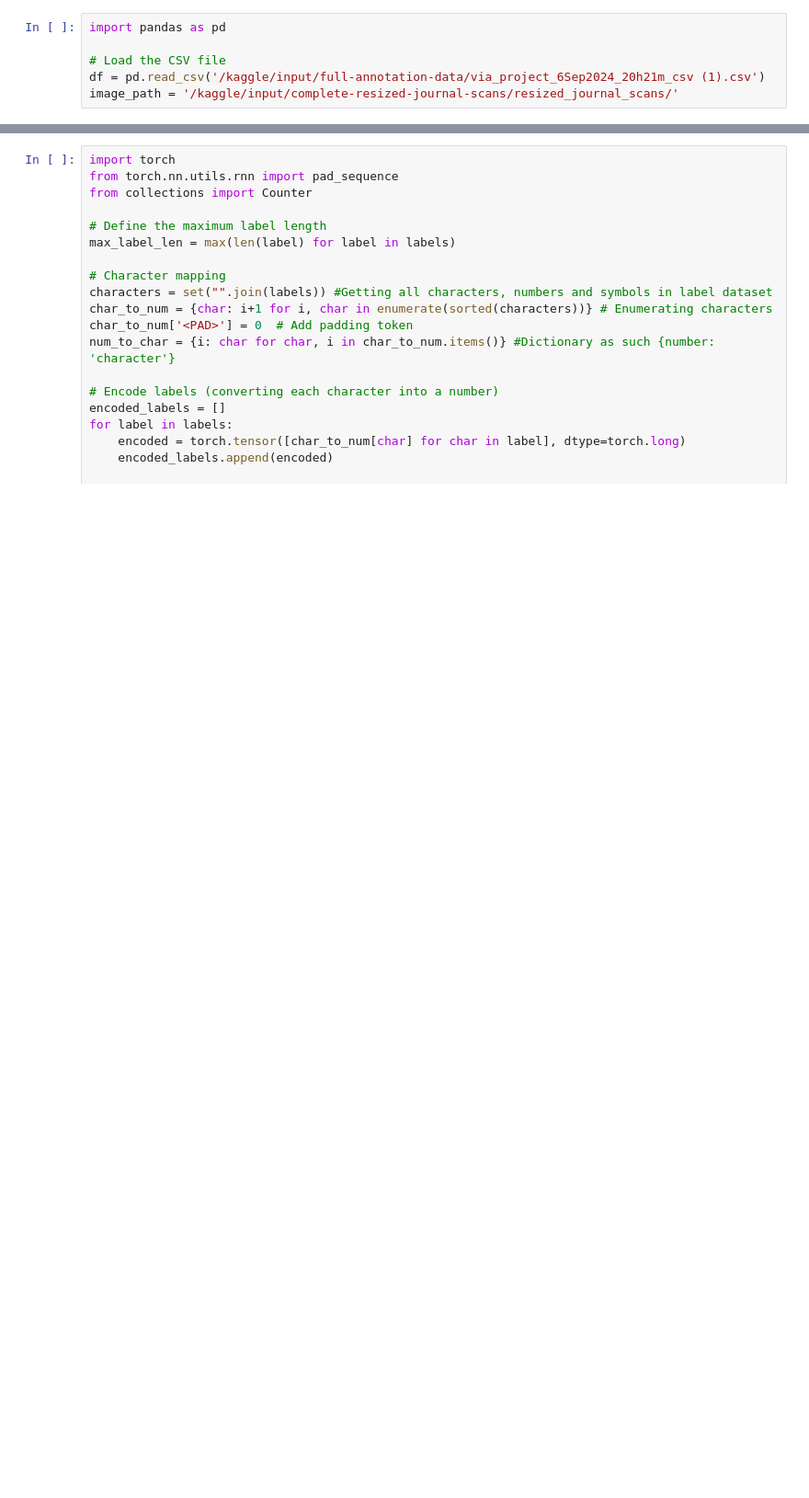
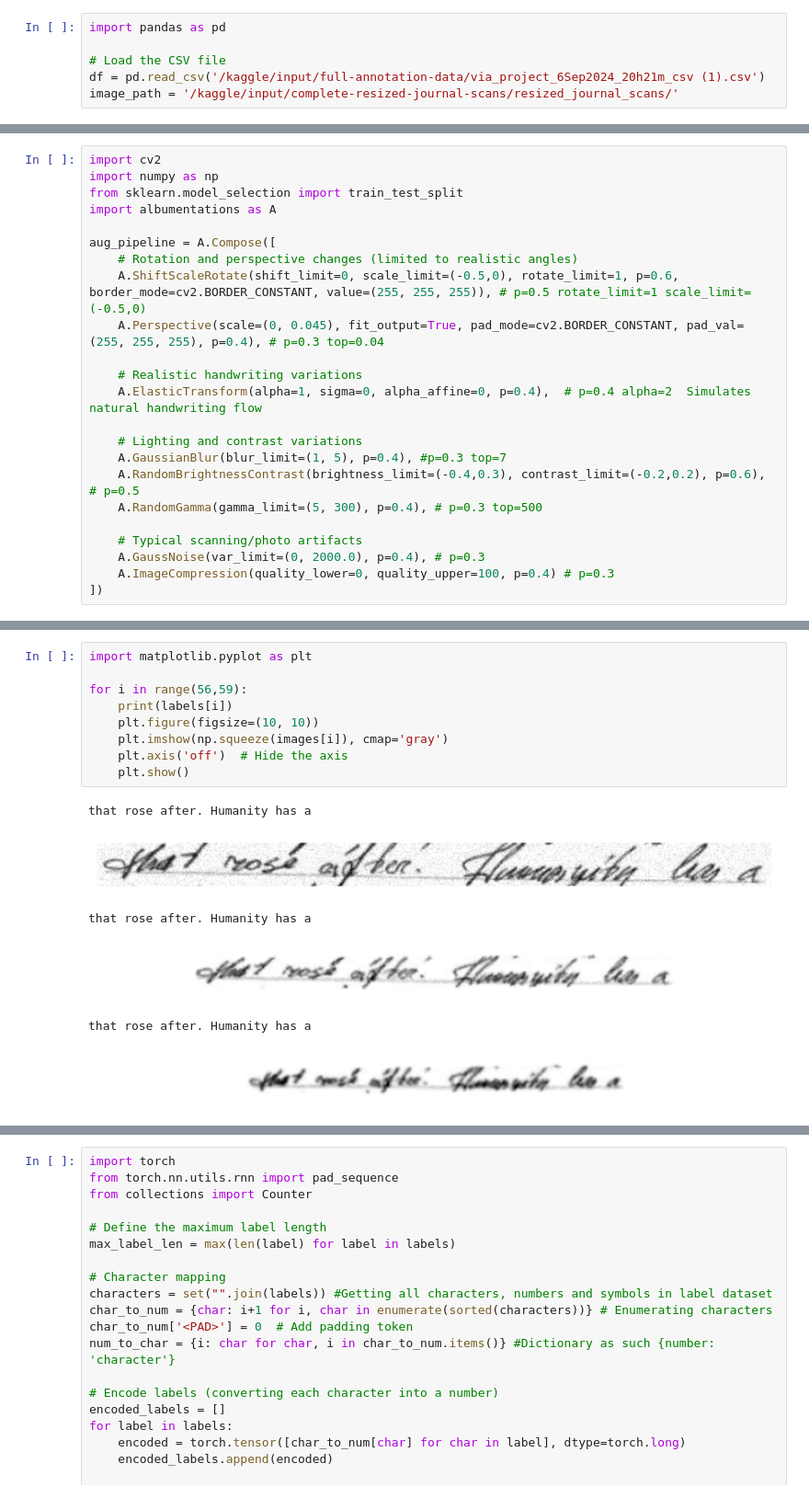
Before and after one commit to orestasdulinskas/handwrinting_recognition, a Jupyter notebook: journal-mvp.ipynb, the cells around one changed output, grey strips where cells are left out. Shown at 92% size. Cells and saved outputs as stored; diff of their text form; blank space fills up the shorter version.

Commit message:
Improvements to data augmentations, training method and model architecture

```diff
--- a/journal-mvp.ipynb
+++ b/journal-mvp.ipynb
@@ -19 +17,24 @@ df = df[df['region_attributes'].str.contains('text')]
+# %%
+import cv2
+import numpy as np
+from sklearn.model_selection import train_test_split
+import albumentations as A
+
+aug_pipeline = A.Compose([
+    # Rotation and perspective changes (limited to realistic angles)
+    A.ShiftScaleRotate(shift_limit=0, scale_limit=(-0.5,0), rotate_limit=1, p=0.6, border_mode=cv2.BORDER_CONSTANT, value=(255, 255, 255)), # p=0.5 rotate_limit=1 scale_limit=(-0.5,0)
+    A.Perspective(scale=(0, 0.045), fit_output=True, pad_mode=cv2.BORDER_CONSTANT, pad_val=(255, 255, 255), p=0.4), # p=0.3 top=0.04
+
+    # Realistic handwriting variations
+    A.ElasticTransform(alpha=1, sigma=0, alpha_affine=0, p=0.4),  # p=0.4 alpha=2  Simulates natural handwriting flow
+
+    # Lighting and contrast variations
+    A.GaussianBlur(blur_limit=(1, 5), p=0.4), #p=0.3 top=7
+    A.RandomBrightnessContrast(brightness_limit=(-0.4,0.3), contrast_limit=(-0.2,0.2), p=0.6), # p=0.5
+    A.RandomGamma(gamma_limit=(5, 300), p=0.4), # p=0.3 top=500
+
+    # Typical scanning/photo artifacts
+    A.GaussNoise(var_limit=(0, 2000.0), p=0.4), # p=0.3
+    A.ImageCompression(quality_lower=0, quality_upper=100, p=0.4) # p=0.3
+])
 # %%
@@ -110,4 +85,20 @@ for index, row in df.iterrows():
 labels = np.array(labels)
+# %%
+import matplotlib.pyplot as plt
+
+for i in range(56,59):
+    print(labels[i])
+    plt.figure(figsize=(10, 10))
+    plt.imshow(np.squeeze(images[i]), cmap='gray')
+    plt.axis('off')  # Hide the axis
+    plt.show()
+# %% [output]
+that rose after. Humanity has a
+[figure, added]
+that rose after. Humanity has a
+[figure, added]
+that rose after. Humanity has a
+[figure, added]
 # %%
 len(images)
 # %% [output]
```
Also changed, not shown: parts of 34 cells of this notebook.
